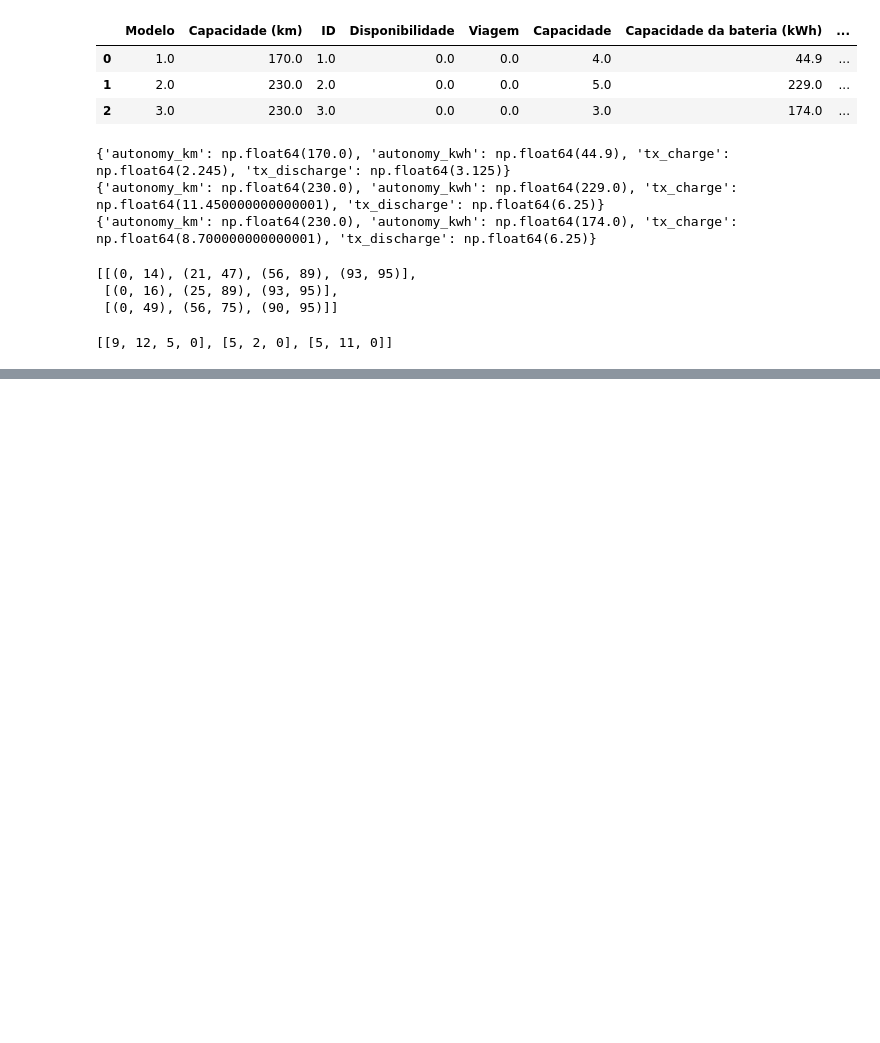
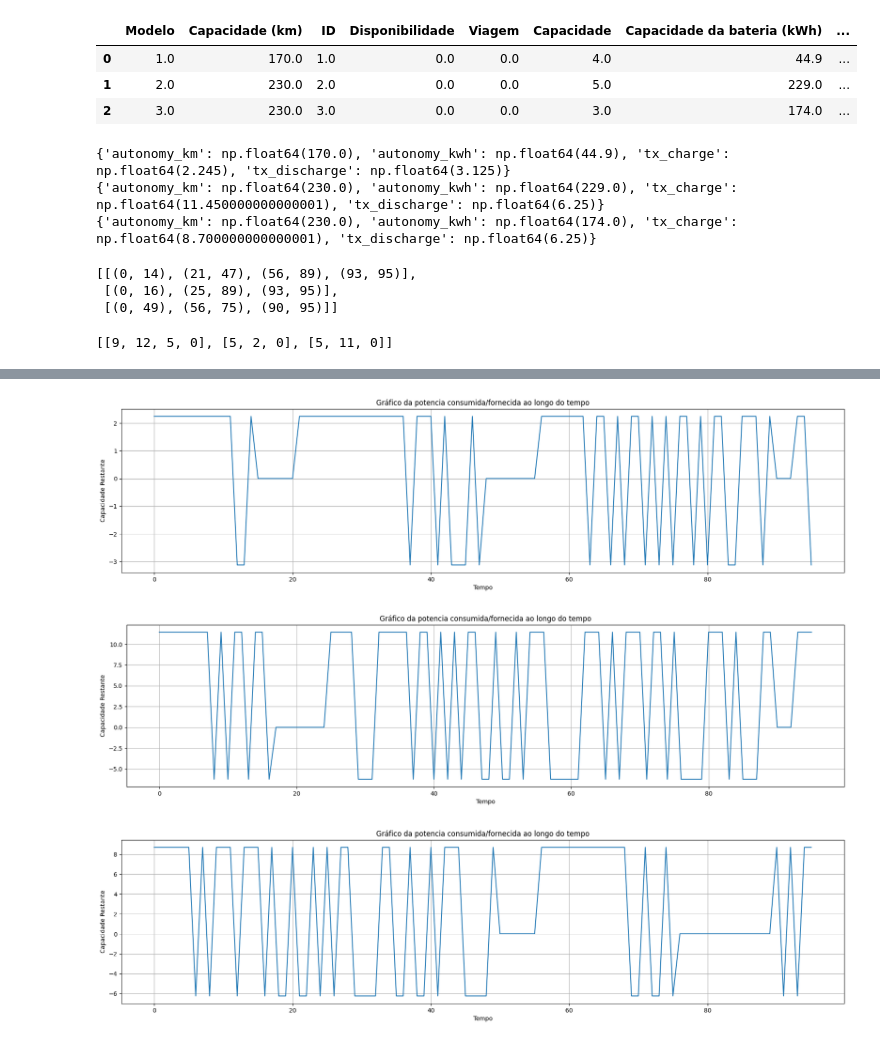
Before and after one commit to pachecowillians/grey-wolf-optimization, a Jupyter notebook: gwo_evrp.ipynb, the cells around one changed output, grey strips where cells are left out. Saved outputs shown, nothing was run; the diff lists cells and outputs as text; code cells hidden in the pictures; blank space fills up the shorter version.

```diff
--- a/gwo_evrp.ipynb
+++ b/gwo_evrp.ipynb
@@ -226,0 +227,25 @@ for car_states, car in zip(separated_cars_state, cars):
+# %%
+cars_power = []
+for car_states, car in zip(separated_cars_state, cars):
+    car_power = []
+    for state in car_states:
+        if state == 1:
+            car_power.append(car["tx_charge"])
+        elif state == -1:
+            car_power.append(-car["tx_discharge"])
+        else:
+            car_power.append(0)
+
+    cars_power.append(car_power)
+
+    plt.figure(figsize=(22, 5))
+    plt.plot(car_power)
+    plt.title("Gráfico da potencia consumida/fornecida ao longo do tempo")
+    plt.xlabel("Tempo")
+    plt.ylabel("Capacidade Restante")
+    plt.grid(True)
+    plt.show()
+# %% [output]
+[figure, added]
+[figure, added]
+[figure, added]
```
Also changed, not shown: parts of 5 cells of this notebook.
